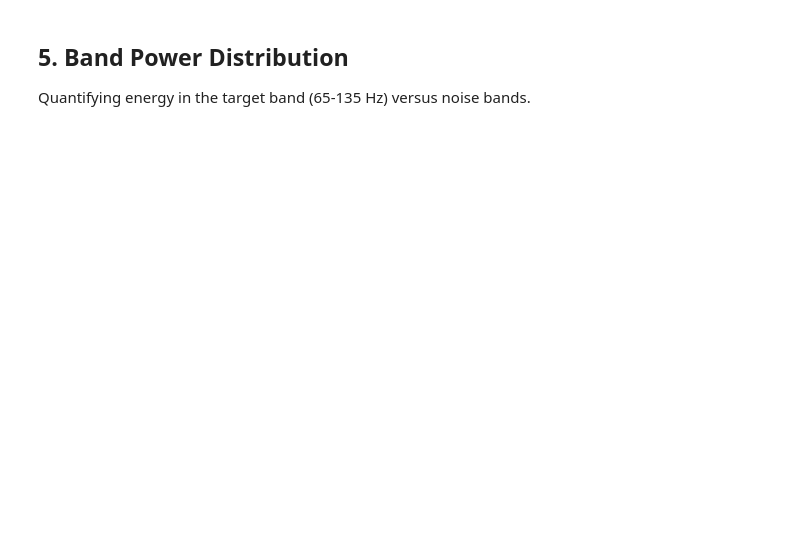
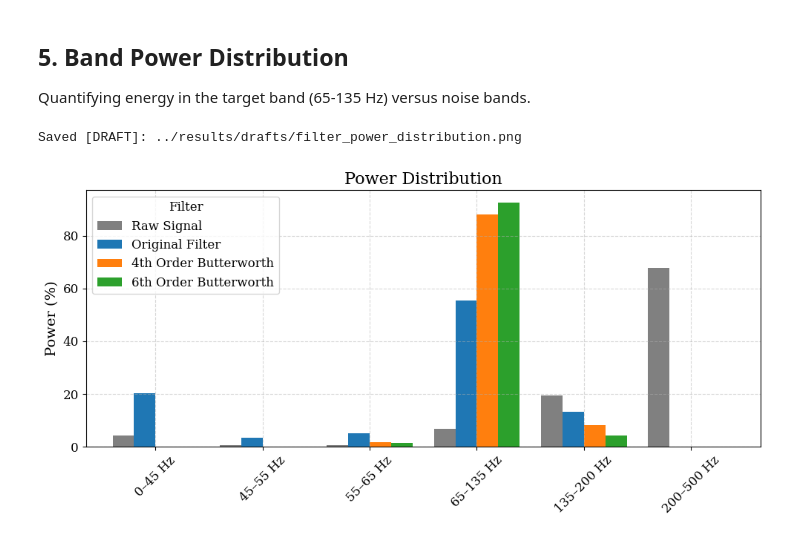
Before and after one commit to xenotrox/Bachelort_Thesis_Repo, a Jupyter notebook: notebooks/02_Filter_Evaluation.ipynb, the cells around one changed output. Drawn from its saved outputs; the diff is of its cells as text; code cells hidden in the pictures; blank space fills up the shorter version.

```diff
--- a/notebooks/02_Filter_Evaluation.ipynb
+++ b/notebooks/02_Filter_Evaluation.ipynb
@@ -72,23 +91,29 @@ Quantifying energy in the target band (65-135 Hz) versus noise bands.
 # %%
 bands = {
     '0–45 Hz': (0, 45), '45–55 Hz': (45, 55), '55–65 Hz': (55, 65),
     '65–135 Hz': (65, 135), '135–200 Hz': (135, 200), '200–500 Hz': (200, 500)
 }
 results = []
 for label, sig in signals.items():
-    freqs, psd = welch(sig, fs=FS, nperseg=1024)
-    total_power = np.trapz(psd, freqs)
+    freqs, psd = welch(sig, fs=config.FS, nperseg=1024)
+    total_power = np.trapezoid(psd, freqs)
     row = {'Filter': label}
     for band_name, (low, high) in bands.items():
         idx = (freqs >= low) & (freqs <= high)
-        band_power = np.trapz(psd[idx], freqs[idx])
+        band_power = np.trapezoid(psd[idx], freqs[idx])
         row[band_name] = (band_power / total_power) * 100
     results.append(row)
 
 df = pd.DataFrame(results).set_index('Filter').T
-ax = df.plot(kind='bar', figsize=(10, 5), width=0.8)
+
+fig, ax = plt.subplots(figsize=(10, 5))
+df.plot(kind='bar', ax=ax, width=0.8, color=[visualization.COLORS.get(x, 'k') for x in df.columns])
+
 ax.set_ylabel("Power (%)")
 ax.set_title("Power Distribution")
 plt.xticks(rotation=45)
 visualization.save_fig(plt.gcf(), 'filter_power_distribution.png')
 plt.show()
+# %% [output]
+Saved [DRAFT]: ../results/drafts/filter_power_distribution.png
+[figure, added]
```
Also changed, not shown: parts of 6 cells of this notebook, 7 other files.
